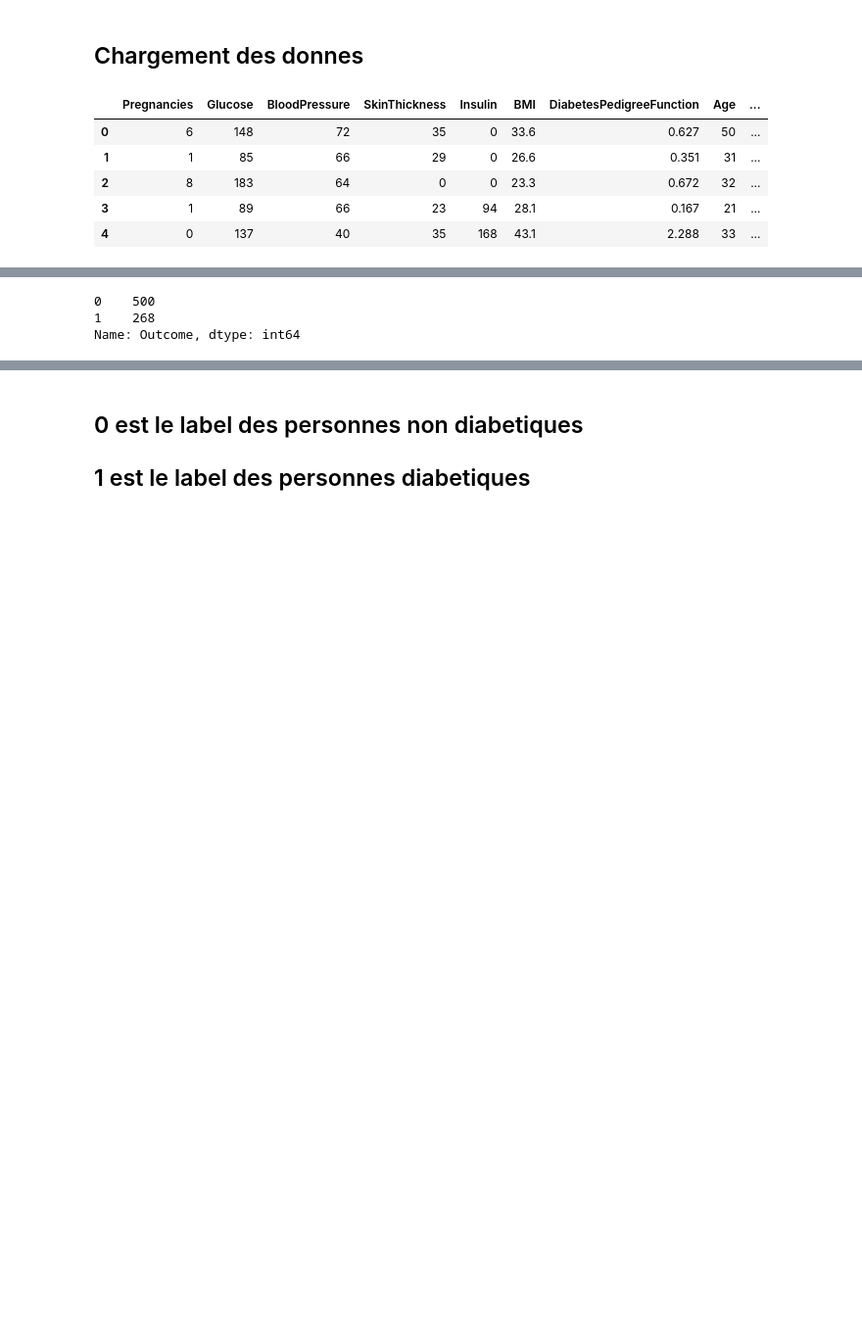
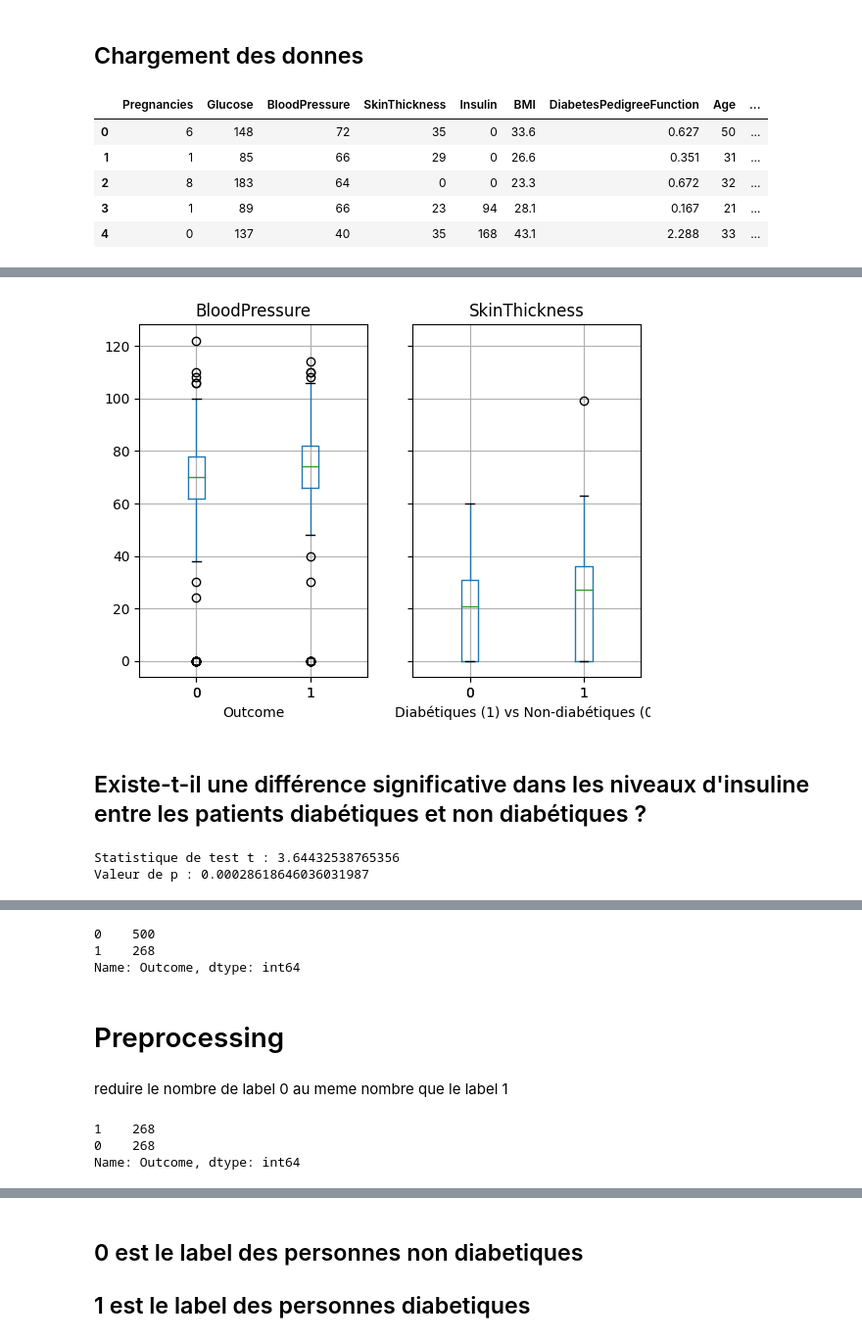
Before and after one commit to noungajo/diabetes_prediction_project, a Jupyter notebook: diabetes_detection.ipynb, the cells around one changed output, grey strips where cells are left out. Shown: that part at 98% size. Drawn from its saved outputs; the diff is of its cells as text; code cells hidden in the pictures; blank space fills up the shorter version.

Commit message:
finalisation de l'analyse des donnes

```diff
--- a/diabetes_detection.ipynb
+++ b/diabetes_detection.ipynb
@@ -29,0 +72,23 @@ data.shape
+# %%
+# Créez des boîtes à moustaches (box plots) pour la pression artérielle systolique et diastolique
+data.boxplot(column=['BloodPressure', 'SkinThickness'], by='Outcome')
+plt.suptitle('')
+plt.xlabel('Diabétiques (1) vs Non-diabétiques (0)')
+plt.show()
+# %% [output]
+[figure, added]
+# %% [markdown]
+## Existe-t-il une différence significative dans les niveaux d'insuline entre les patients diabétiques et non diabétiques ?
+# %%
+# Effectuez un test t de Student pour comparer les niveaux d'insuline
+from scipy.stats import ttest_ind
+
+cholesterol_diabetic = data[data['Outcome'] == 1]['Insulin']
+cholesterol_non_diabetic = data[data['Outcome'] == 0]['Insulin']
+
+t_stat, p_value = ttest_ind(cholesterol_diabetic, cholesterol_non_diabetic)
+print("Statistique de test t :", t_stat)
+print("Valeur de p :", p_value)
+# %% [output]
+Statistique de test t : 3.64432538765356
+Valeur de p : 0.00028618646036031987
@@ -45,3 +113,7 @@ data['Outcome'].value_counts()
 0    500
 1    268
 Name: Outcome, dtype: int64
+# %% [markdown]
+# Preprocessing
+# %% [markdown]
+reduire le nombre de label 0 au meme nombre que le label 1
@@ -47,0 +124,8 @@ Name: Outcome, dtype: int64
+# %%
+data_concat = pd.concat([data_minoritaire,data_majoritaire])#concatenation des deux dataframes label 1 et 0
+data_concat = data_concat.sample(frac=1)#melanger aleatoirement les donnees
+data_concat['Outcome'].value_counts()
+# %% [output]
+1    268
+0    268
+Name: Outcome, dtype: int64
```
Also changed, not shown: parts of 32 cells of this notebook.
